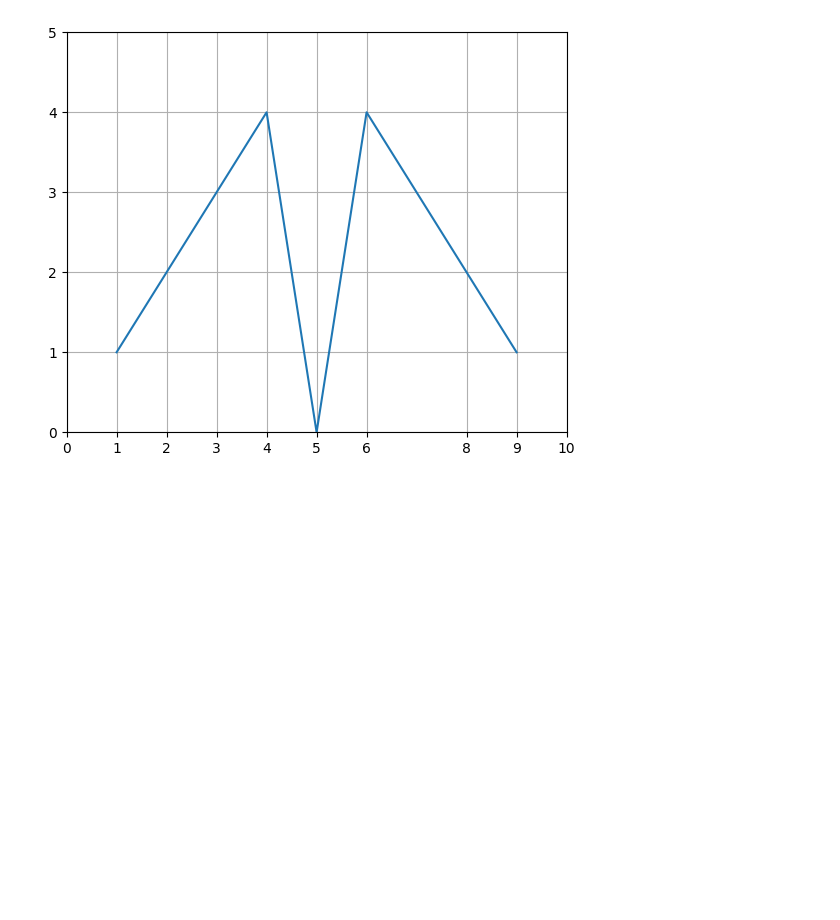
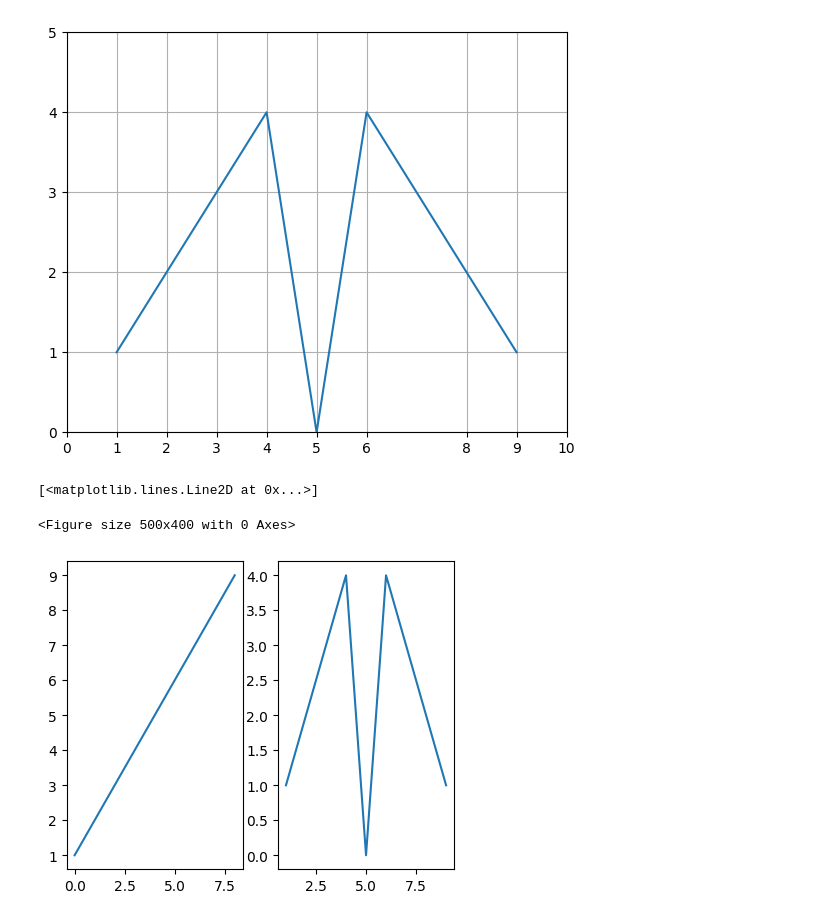
Before and after one commit to venkat56vanaparthi/data_science, a Jupyter notebook: data_visualization.ipynb, the cells around one changed output. Drawn from its saved outputs; the diff is of its cells as text; code cells hidden in the pictures; blank space fills up the shorter version.

Commit message:
Data Visualization

```diff
--- a/data_visualization.ipynb
+++ b/data_visualization.ipynb
@@ -283,4 +283,10 @@ ax.plot(x, y)
 # %%
 #Generating the multiple plots in one figure with subplot
 fig = plt.figure()
-fig (ax1, ax2) = plt.subplot(1, 2)
+fig, (ax1, ax2) = plt.subplots(1, 2)
+ax1.plot(x)
+ax2.plot(x, y)
+# %% [output]
+[<matplotlib.lines.Line2D at 0x...>]
+<Figure size 500x400 with 0 Axes>
+[figure, added]
```
